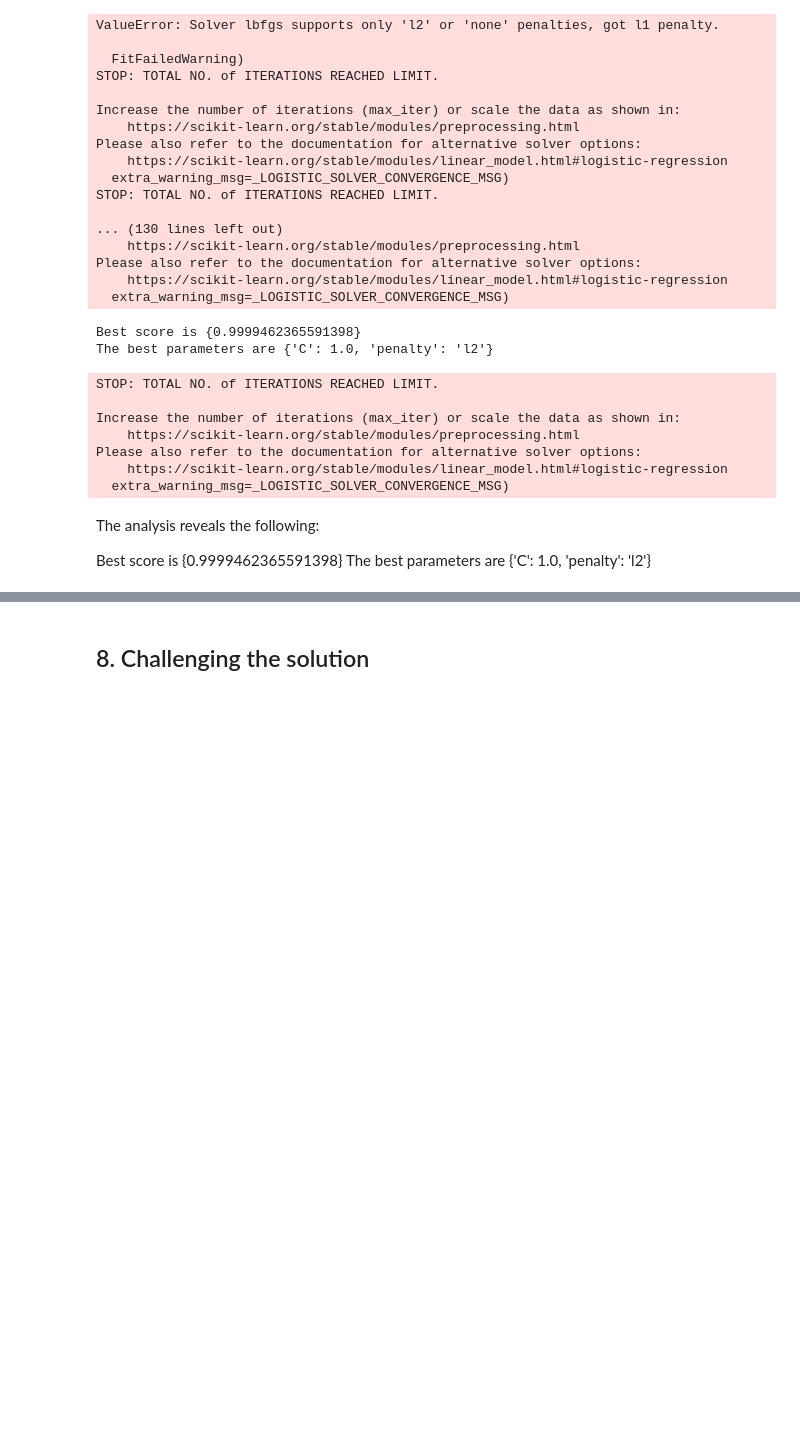
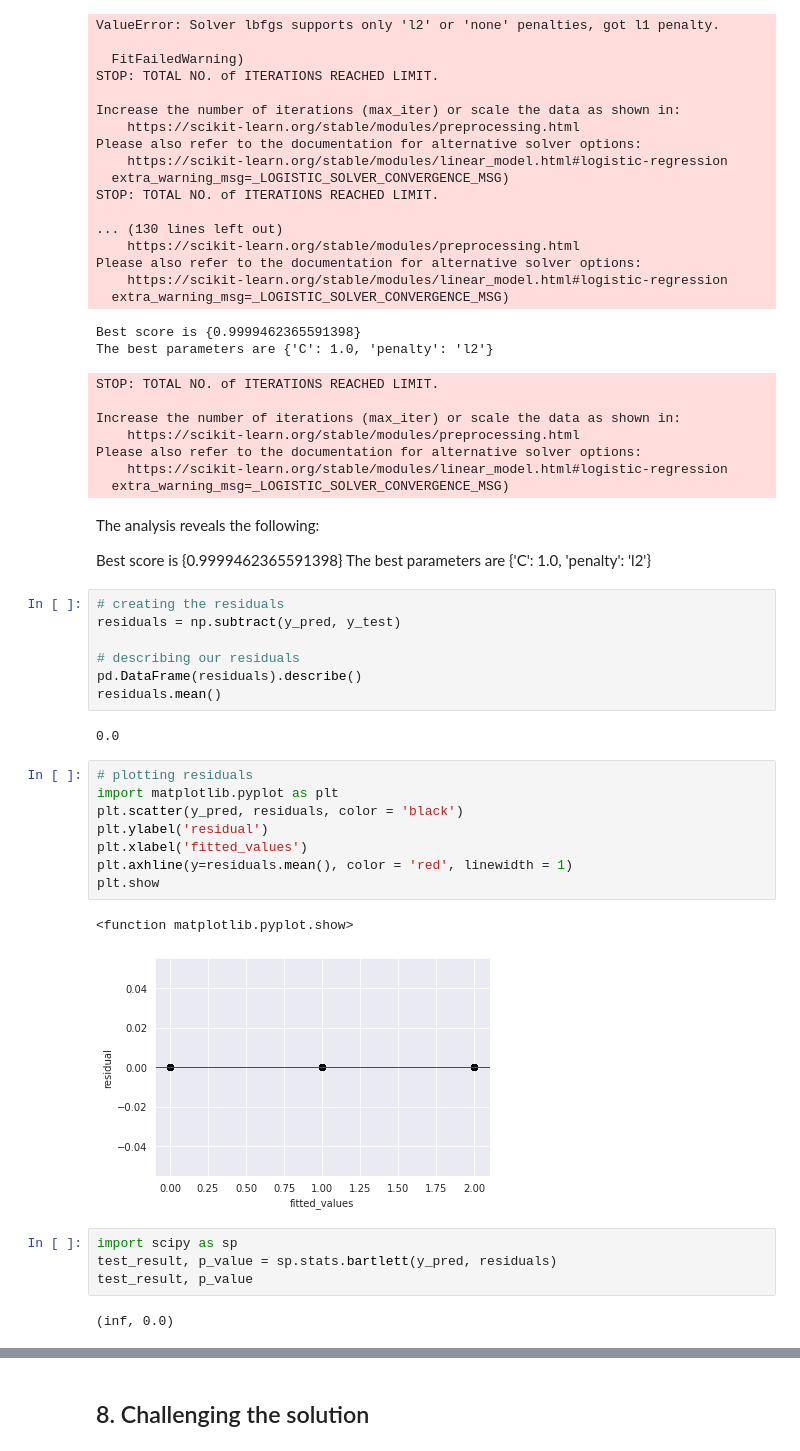
Before and after one commit to Nyawira12/Regression-Analysis, a Jupyter notebook: Mchezopesa_Analysis_Week_6_IP_Lilian_Nyawira.ipynb, the cells around one changed output, grey strips where cells are left out. Cells and saved outputs as stored; diff of their text form; blank space fills up the shorter version.

```diff
--- a/Mchezopesa_Analysis_Week_6_IP_Lilian_Nyawira.ipynb
+++ b/Mchezopesa_Analysis_Week_6_IP_Lilian_Nyawira.ipynb
@@ -1175,3 +1175,29 @@ The analysis reveals the following:
 
 Best score is {0.9999462365591398}
 The best parameters are {'C': 1.0, 'penalty': 'l2'}
+# %%
+# creating the residuals
+residuals = np.subtract(y_pred, y_test)
+
+# describing our residuals
+pd.DataFrame(residuals).describe()
+residuals.mean()
+# %% [output]
+0.0
+# %%
+# plotting residuals
+import matplotlib.pyplot as plt
+plt.scatter(y_pred, residuals, color = 'black')
+plt.ylabel('residual')
+plt.xlabel('fitted_values')
+plt.axhline(y=residuals.mean(), color = 'red', linewidth = 1)
+plt.show
+# %% [output]
+<function matplotlib.pyplot.show>
+[figure, added]
+# %%
+import scipy as sp
+test_result, p_value = sp.stats.bartlett(y_pred, residuals)
+test_result, p_value
+# %% [output]
+(inf, 0.0)
```
Also changed, not shown: parts of 8 cells of this notebook.
